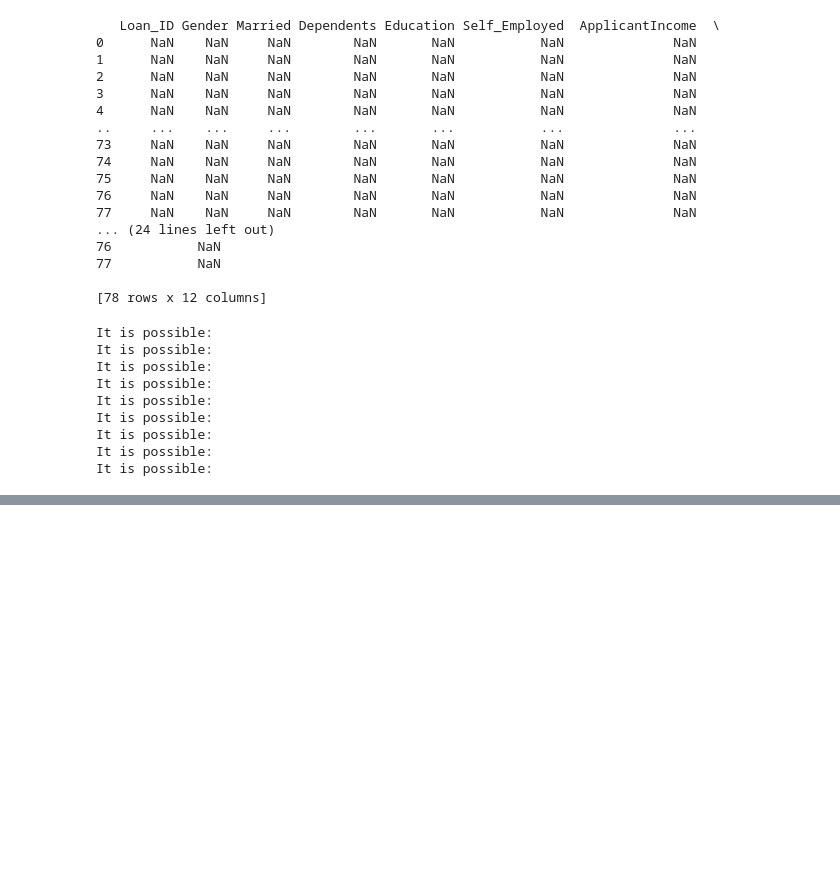
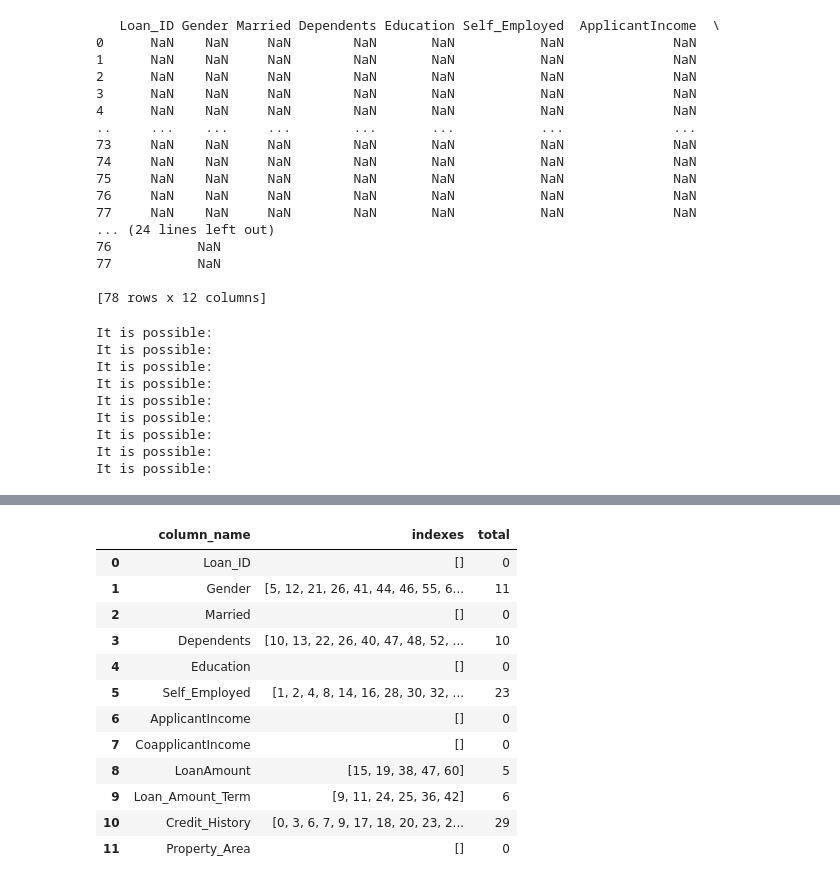
Before and after one commit to KunalNeon/Projects, a Jupyter notebook: loan_prediction.ipynb, the cells around one changed output, grey strips where cells are left out. Drawn from its saved outputs; the diff is of its cells as text; code cells hidden in the pictures; blank space fills up the shorter version.

```diff
--- a/loan_prediction.ipynb
+++ b/loan_prediction.ipynb
@@ -260,0 +276,11 @@ It is possible:
+# %%
+def null_meta_data(col):
+
+
+    meta_data=col[col.apply(lambda x: pd.isna(x)) ]
+    column_name=meta_data.name
+    indexs=list(meta_data.index)
+    return indexs
+# %%
+null_meta=null_data.apply(null_meta_data)
+null_meta
@@ -260,0 +301,21 @@ It is possible:
+# %%
+null_value_data_frame["column_name"]=pd.Series(list(null_meta.index))
+
+null_value_data_frame["indexes"]=pd.Series(list(null_meta.values))
+# %%
+null_value_data_frame["total"]=null_value_data_frame["indexes"].map(lambda x: len(x))
+null_value_data_frame
+# %% [output]
+|  | column_name | indexes | total |
+| 0 | Loan_ID | [] | 0 |
+| 1 | Gender | [5, 12, 21, 26, 41, 44, 46, 55, 6... | 11 |
+| 2 | Married | [] | 0 |
+| 3 | Dependents | [10, 13, 22, 26, 40, 47, 48, 52, ... | 10 |
+| 4 | Education | [] | 0 |
+| 5 | Self_Employed | [1, 2, 4, 8, 14, 16, 28, 30, 32, ... | 23 |
+| 6 | ApplicantIncome | [] | 0 |
+| 7 | CoapplicantIncome | [] | 0 |
+| 8 | LoanAmount | [15, 19, 38, 47, 60] | 5 |
+| 9 | Loan_Amount_Term | [9, 11, 24, 25, 36, 42] | 6 |
+| 10 | Credit_History | [0, 3, 6, 7, 9, 17, 18, 20, 23, 2... | 29 |
+| 11 | Property_Area | [] | 0 |
```
Also changed, not shown: parts of 3 cells of this notebook.
